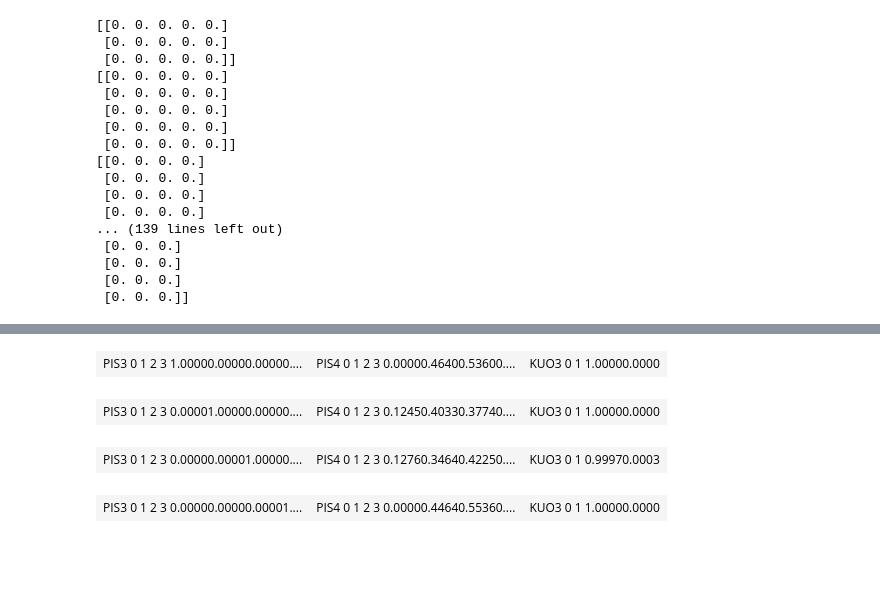
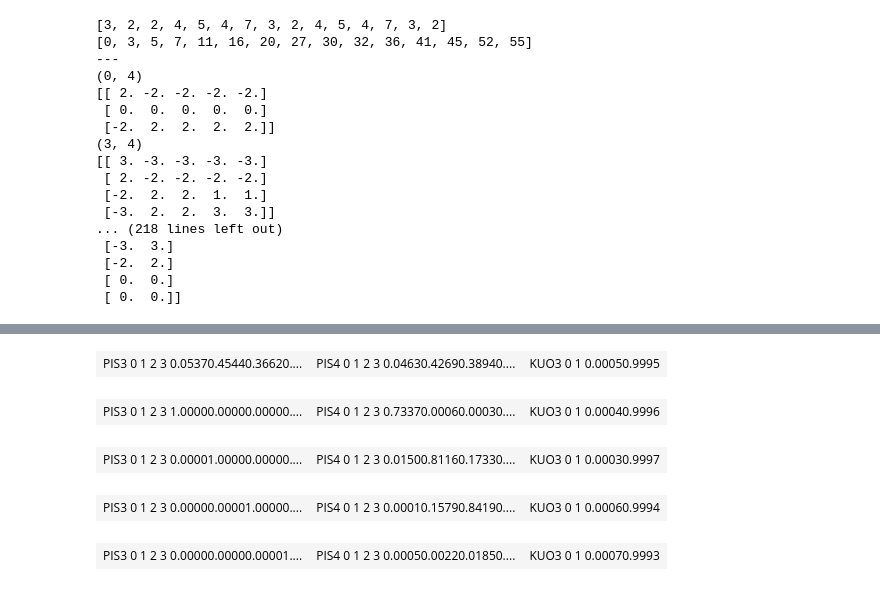
Before and after one commit to juropo/bayes-learning, a Jupyter notebook: ci-pure.ipynb, the cells around one changed output, grey strips where cells are left out. Cells and saved outputs as stored; diff of their text form; code cells hidden in the pictures; blank space fills up the shorter version.

Commit message:
separate death node, impacts from sheets

```diff
--- a/ci-pure.ipynb
+++ b/ci-pure.ipynb
@@ -24,10 +24,10 @@ factortuples = [
     ("KUO0", 2, (3,4,5,6,)), # 8
 
     ("PISt", 4, (3,4,5,6,)), # 9
-    ("PIHt", 5, (1,2,4,6,8,)), # 10
-    ("LYSt", 4, (1,2,5,6,8,9,)), # 11
-    ("LYHt", 7, (1,2,6,8,9,10,)), # 12
-    ("ASTt", 3, (9,11,)), # 13
+    ("PIHt", 5, (1,2,4,6,9,)), # 10
+    ("LYSt", 4, (1,2,5,6,9,10,)), # 11
+    ("LYHt", 7, (1,2,6,9,10,11,)), # 12
+    ("ASTt", 3, (10,12,)), # 13
     ("KUOt", 2, (9,10,11,12,)), # 14
 ]
 factors = [UncertaintyFactor(factor[0], factor[1], factor[2]) for factor in factortuples]
@@ -43,33 +43,44 @@ lyh_mar = np.array([0.950, 0.031, 0.005, 0.01, 0.001, 0.003, 0])
 ast_mar = np.array([0.5, 0.2, 0.3])
 kuo_mar = np.array([0.00015, 1-0.00015])
 # %%
+df = pd.read_csv("ci-data/cross-impact-healthcare-sheet.csv")
+df = df.iloc[8:, 3:]
+df = df.astype(float)
+ls = list(map(lambda x : x[1], factortuples))
+print(ls)
+lo = []
+for i, l in enumerate(ls):
+    lo.append(sum(ls[:i]))
+print(lo)
+print("---")
+
 cross_impacts = {}
 for fi, factor in enumerate(factortuples):
     for parent_index in factor[2]:
+        print(f"({parent_index}, {fi})")
         factor_dim = factor[1]
         parent_dim = factortuples[parent_index][1]
-        cross_impacts[(parent_index, fi)] = np.zeros((parent_dim, factor_dim))
-
-for ci in cross_impacts:
-    print(f"{ci}: ----- \n {cross_impacts[ci]} \n")
+        #cross_impacts[(parent_index, fi)] = np.zeros((parent_dim, factor_dim))
+        cross_impacts[(parent_index, fi)] = np.array(df.iloc[lo[parent_index]:lo[parent_index]+ls[parent_index],lo[fi]:lo[fi]+ls[fi]])
+        print(cross_impacts[parent_index, fi])
 # %% [output]
-[[0. 0. 0. 0. 0.]
- [0. 0. 0. 0. 0.]
- [0. 0. 0. 0. 0.]]
-[[0. 0. 0. 0. 0.]
- [0. 0. 0. 0. 0.]
- [0. 0. 0. 0. 0.]
- [0. 0. 0. 0. 0.]
- [0. 0. 0. 0. 0.]]
-[[0. 0. 0. 0.]
- [0. 0. 0. 0.]
- [0. 0. 0. 0.]
- [0. 0. 0. 0.]
-... (139 lines left out)
- [0. 0. 0.]
- [0. 0. 0.]
- [0. 0. 0.]
- [0. 0. 0.]]
+[3, 2, 2, 4, 5, 4, 7, 3, 2, 4, 5, 4, 7, 3, 2]
+[0, 3, 5, 7, 11, 16, 20, 27, 30, 32, 36, 41, 45, 52, 55]
+---
+(0, 4)
+[[ 2. -2. -2. -2. -2.]
+ [ 0.  0.  0.  0.  0.]
+ [-2.  2.  2.  2.  2.]]
+(3, 4)
+[[ 3. -3. -3. -3. -3.]
+ [ 2. -2. -2. -2. -2.]
+ [-2.  2.  2.  1.  1.]
+ [-3.  2.  2.  3.  3.]]
+... (218 lines left out)
+ [-3.  3.]
+ [-2.  2.]
+ [ 0.  0.]
+ [ 0.  0.]]
 # %%
 network = CrossImpactNetwork(
     factors=factors,
@@ -112,11 +123,13 @@ gdyn.showTimeSlices(dbn)
 [drawing not drawn]
 # %%
 ie = gum.LazyPropagation(dbn)
+gnb.sideBySide(ie.posterior("PIS3"), ie.posterior("PIS4"), ie.posterior("KUO3"))
 for i in range(4):
     ie.setEvidence({"PIS3": i})
     gnb.sideBySide(ie.posterior("PIS3"), ie.posterior("PIS4"), ie.posterior("KUO3"))
 # %% [output]
-| PIS3 0 1 2 3 1.00000.00000.00000.... | PIS4 0 1 2 3 0.00000.46400.53600.... | KUO3 0 1 1.00000.0000 |
+| PIS3 0 1 2 3 0.05370.45440.36620.... | PIS4 0 1 2 3 0.04630.42690.38940.... | KUO3 0 1 0.00050.9995 |
-| PIS3 0 1 2 3 0.00001.00000.00000.... | PIS4 0 1 2 3 0.12450.40330.37740.... | KUO3 0 1 1.00000.0000 |
+| PIS3 0 1 2 3 1.00000.00000.00000.... | PIS4 0 1 2 3 0.73370.00060.00030.... | KUO3 0 1 0.00040.9996 |
-| PIS3 0 1 2 3 0.00000.00001.00000.... | PIS4 0 1 2 3 0.12760.34640.42250.... | KUO3 0 1 0.99970.0003 |
+| PIS3 0 1 2 3 0.00001.00000.00000.... | PIS4 0 1 2 3 0.01500.81160.17330.... | KUO3 0 1 0.00030.9997 |
-| PIS3 0 1 2 3 0.00000.00000.00001.... | PIS4 0 1 2 3 0.00000.44640.55360.... | KUO3 0 1 1.00000.0000 |
+| PIS3 0 1 2 3 0.00000.00001.00000.... | PIS4 0 1 2 3 0.00010.15790.84190.... | KUO3 0 1 0.00060.9994 |
+| PIS3 0 1 2 3 0.00000.00000.00001.... | PIS4 0 1 2 3 0.00050.00220.01850.... | KUO3 0 1 0.00070.9993 |
```
Also changed, not shown: 1 other file.
